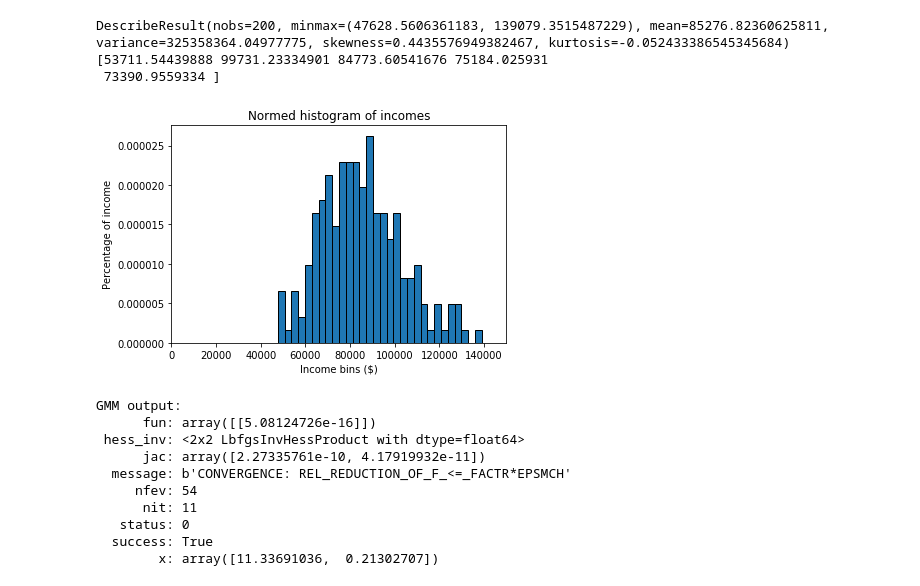
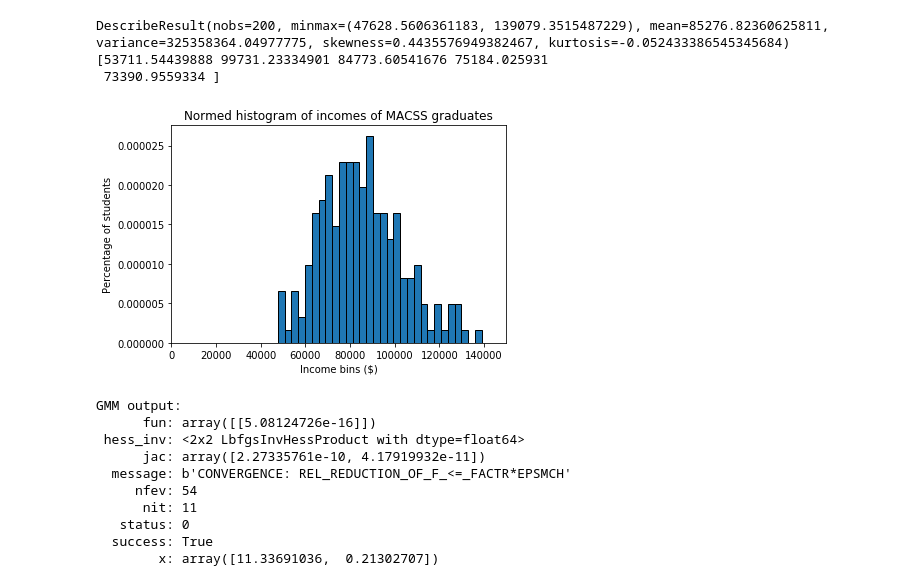
Before and after one commit to keertanavc/persp-model-econ_W19, a Jupyter notebook: ProblemSets/PS5/PS5_Solution.ipynb, the cells around one changed output. Drawn from its saved outputs; the diff is of its cells as text; code cells hidden in the pictures.

```diff
--- a/ProblemSets/PS5/PS5_Solution.ipynb
+++ b/ProblemSets/PS5/PS5_Solution.ipynb
@@ -24,16 +24,16 @@ DescribeResult(nobs=200, minmax=(47628.5606361183, 139079.3515487229), mean=8527
 # %%
 #Solution 1.a.
 def plot_histogram(incomes, lb, ub):
     plt.hist(incomes, bins=30, density=True, edgecolor = "k")
     plt.xlabel("Income bins ($)")
-    plt.ylabel("Percentage of income")
-    plt.title("Normed histogram of incomes")
+    plt.ylabel("Percentage of students")
+    plt.title("Normed histogram of incomes of MACSS graduates")
     plt.xlim([lb, ub])
 lb, ub = 0, 150000
 plot_histogram(incomes, lb, ub)
 plt.show()
 # %% [output]
-[figure, old version]
+[figure, new version]
 # %%
 #Solution 1.b.
 def data_moments(xvals):
```
Also changed, not shown: parts of 7 cells of this notebook, 1 other file.
